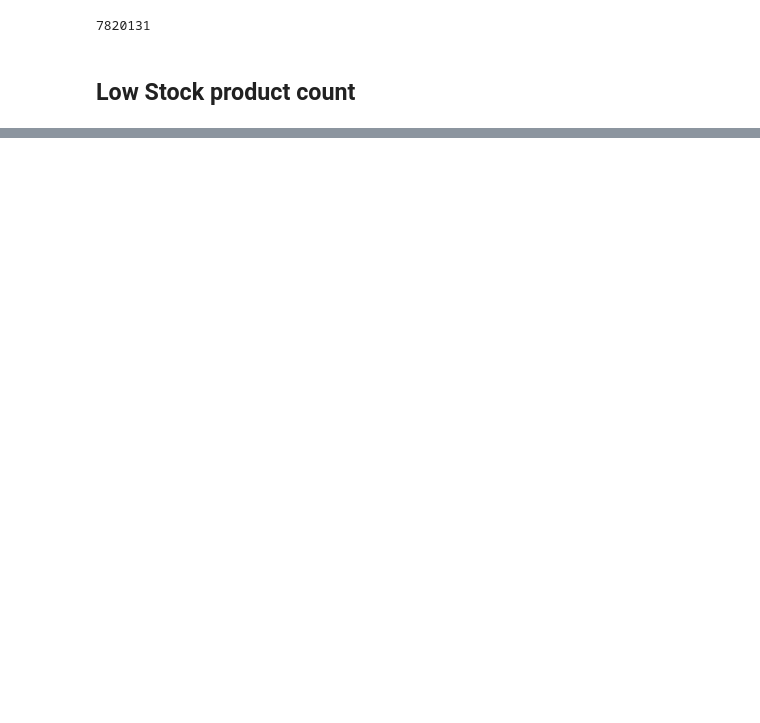
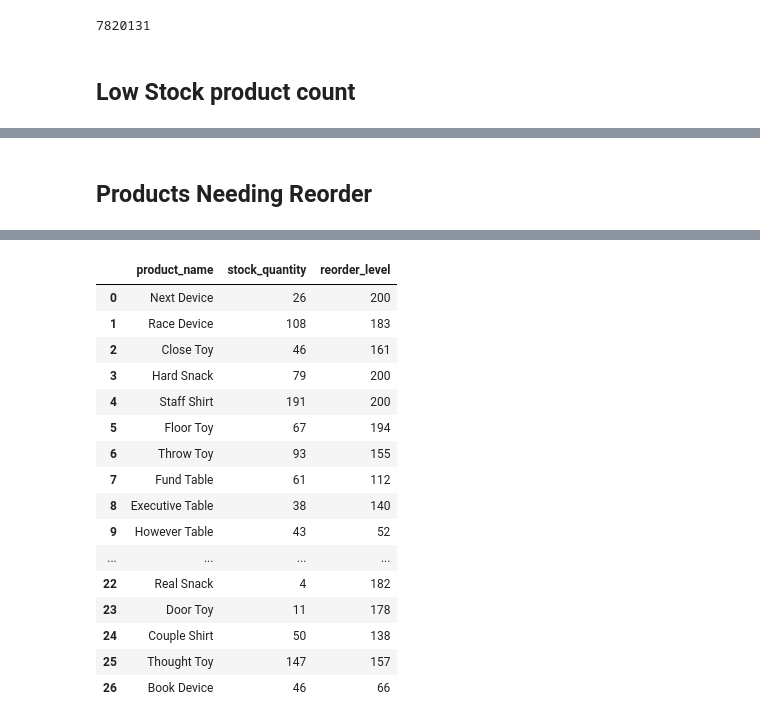
Before and after one commit to Coolbuddy145/Advanced-SQL-and-Python-UI, a Jupyter notebook: analysis.ipynb, the cells around one changed output, grey strips where cells are left out. Saved outputs shown, nothing was run; the diff lists cells and outputs as text; code cells hidden in the pictures; blank space fills up the shorter version.

```diff
--- a/analysis.ipynb
+++ b/analysis.ipynb
@@ -165,0 +231,12 @@ low_stock()
+# %% [markdown]
+## Products Needing Reorder
+# %%
+def products_reorder():
+    query="""SELECT product_name,stock_quantity,reorder_level
+        FROM products
+        WHERE stock_quantity<reorder_level
+    """
+    return pd.read_sql(query,engine)
+# %%
+products_reorder()
+# %% [output]
@@ -165,0 +255,17 @@ low_stock()
+|  | product_name | stock_quantity | reorder_level |
+| 0 | Next Device | 26 | 200 |
+| 1 | Race Device | 108 | 183 |
+| 2 | Close Toy | 46 | 161 |
+| 3 | Hard Snack | 79 | 200 |
+| 4 | Staff Shirt | 191 | 200 |
+| 5 | Floor Toy | 67 | 194 |
+| 6 | Throw Toy | 93 | 155 |
+| 7 | Fund Table | 61 | 112 |
+| 8 | Executive Table | 38 | 140 |
+| 9 | However Table | 43 | 52 |
+| ... | ... | ... | ... |
+| 22 | Real Snack | 4 | 182 |
+| 23 | Door Toy | 11 | 178 |
+| 24 | Couple Shirt | 50 | 138 |
+| 25 | Thought Toy | 147 | 157 |
+| 26 | Book Device | 46 | 66 |
```
Also changed, not shown: parts of 12 cells of this notebook, 3 other files.
